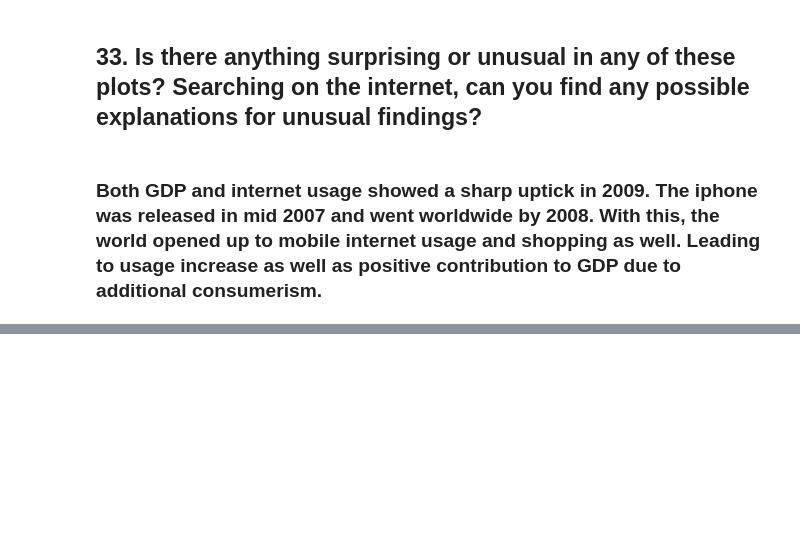
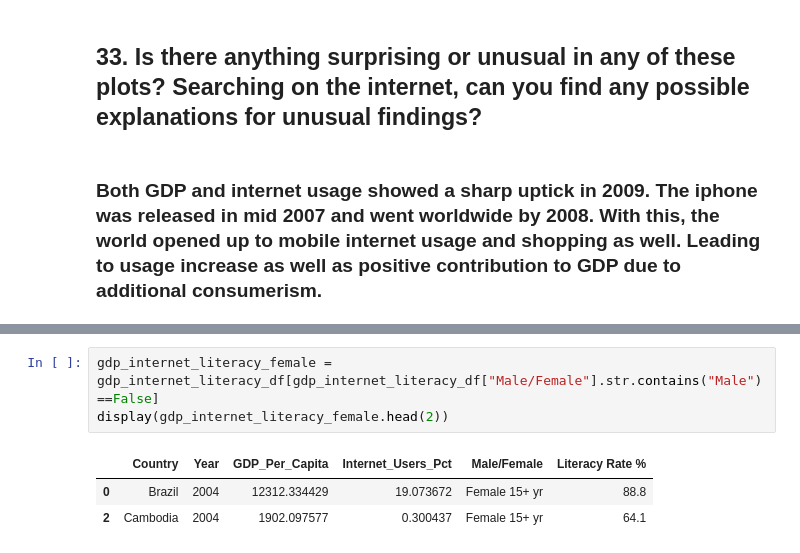
Before and after one commit to NSS-Data-Analytics-Cohort-7/gdp-and-internet-usage-kalmckin, a Jupyter notebook: Notebooks/gdp_and_internet_usage_kalmckin_notebook.ipynb, the cells around one changed output, grey strips where cells are left out. Cells and saved outputs as stored; diff of their text form; blank space fills up the shorter version.

```diff
--- a/Notebooks/gdp_and_internet_usage_kalmckin_notebook.ipynb
+++ b/Notebooks/gdp_and_internet_usage_kalmckin_notebook.ipynb
@@ -543,0 +597,7 @@ plt.show()
+# %%
+gdp_internet_literacy_female = gdp_internet_literacy_df[gdp_internet_literacy_df["Male/Female"].str.contains("Male")==False]
+display(gdp_internet_literacy_female.head(2))
+# %% [output]
+|  | Country | Year | GDP_Per_Capita | Internet_Users_Pct | Male/Female | Literacy Rate % |
+| 0 | Brazil | 2004 | 12312.334429 | 19.073672 | Female 15+ yr | 88.8 |
+| 2 | Cambodia | 2004 | 1902.097577 | 0.300437 | Female 15+ yr | 64.1 |
```
Also changed, not shown: parts of 14 cells of this notebook.
